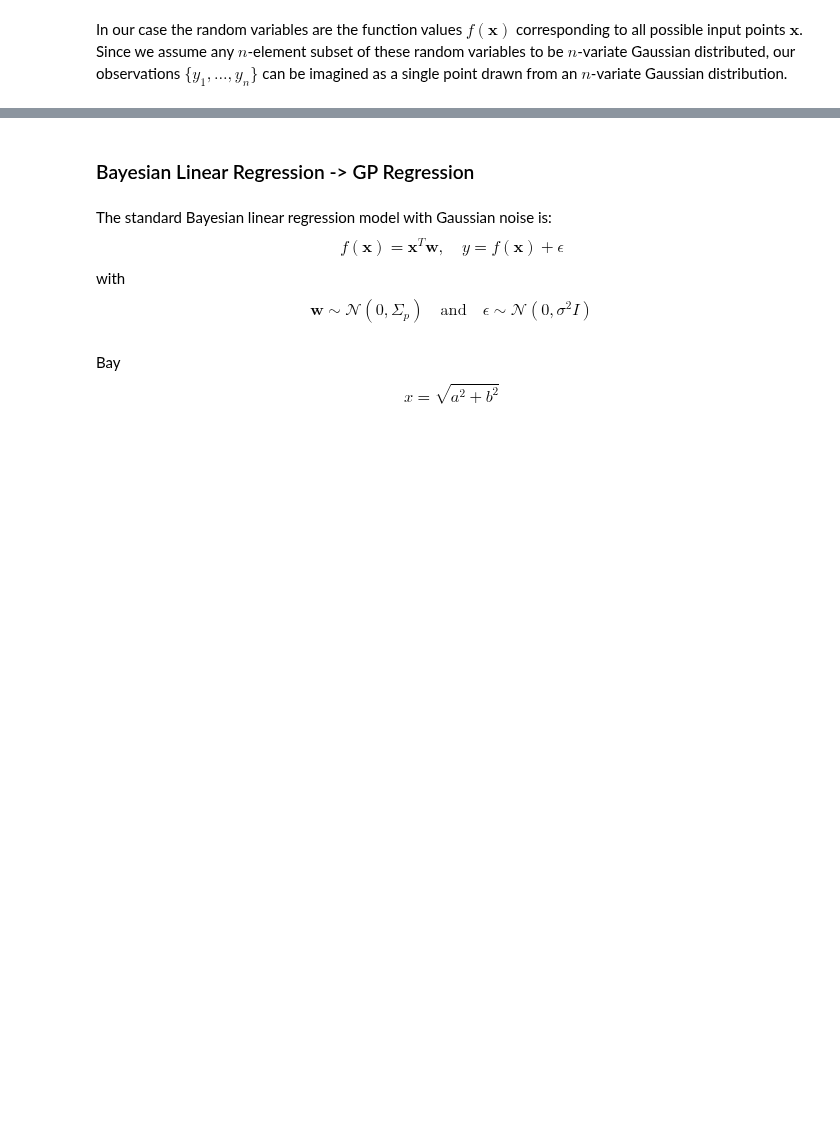
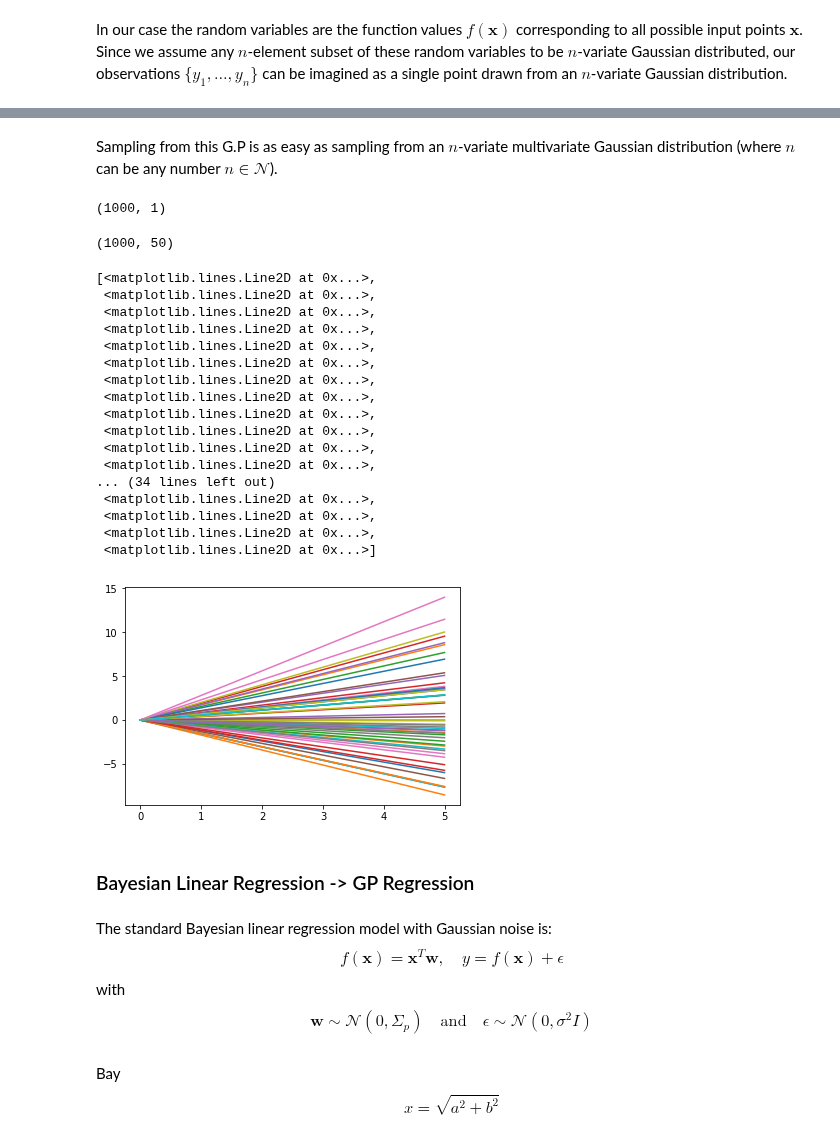
Before and after one commit to michaeloneill/GaussianProcesses, a Jupyter notebook: GPR.ipynb, the cells around one changed output, grey strips where cells are left out. Saved outputs shown, nothing was run; the diff lists cells and outputs as text; code cells hidden in the pictures; blank space fills up the shorter version.

```diff
--- a/GPR.ipynb
+++ b/GPR.ipynb
@@ -17,3 +21,47 @@ Let's take a simple example. Consider the following GP: $z_x=xw$, where $\mathca
+# %% [markdown]
+Sampling from this G.P is as easy as sampling from an $n$-variate multivariate Gaussian distribution (where $n$ can be any number $n \in \mathcal{N}$).
+# %%
+import numpy as np
+X = np.arange(0, 5, 0.005)[:, np.newaxis]
+# %%
+X.shape
+# %% [output]
+(1000, 1)
+# %%
+n = X.shape[0]
+y_mean = np.zeros(n)
+y_cov = np.dot(X, X.T) + 1e-10*np.eye(X.shape[0])
+
+L = np.linalg.cholesky(y_cov)
+u = np.random.randn(n, 50)
+z = np.dot(L, u) + y_mean[:, np.newaxis]
+# %%
+z.shape
+# %% [output]
+(1000, 50)
+# %%
+%matplotlib inline
+from matplotlib import pyplot as plt
+plt.plot(X, z)
+# %% [output]
+[<matplotlib.lines.Line2D at 0x...>,
+ <matplotlib.lines.Line2D at 0x...>,
+ <matplotlib.lines.Line2D at 0x...>,
+ <matplotlib.lines.Line2D at 0x...>,
+ <matplotlib.lines.Line2D at 0x...>,
+ <matplotlib.lines.Line2D at 0x...>,
+ <matplotlib.lines.Line2D at 0x...>,
+ <matplotlib.lines.Line2D at 0x...>,
+ <matplotlib.lines.Line2D at 0x...>,
+ <matplotlib.lines.Line2D at 0x...>,
+ <matplotlib.lines.Line2D at 0x...>,
+ <matplotlib.lines.Line2D at 0x...>,
+... (34 lines left out)
+ <matplotlib.lines.Line2D at 0x...>,
+ <matplotlib.lines.Line2D at 0x...>,
+ <matplotlib.lines.Line2D at 0x...>,
+ <matplotlib.lines.Line2D at 0x...>]
+[figure, added]
 # %% [markdown]
 ### Bayesian Linear Regression -> GP Regression
 # %% [markdown]
```
Also changed, not shown: parts of 19 cells of this notebook.
